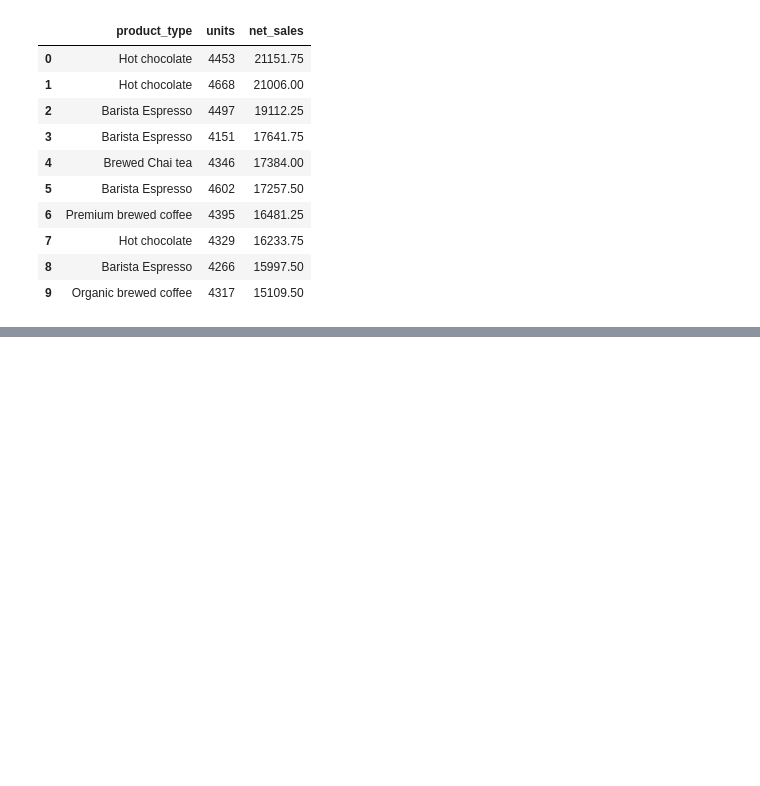
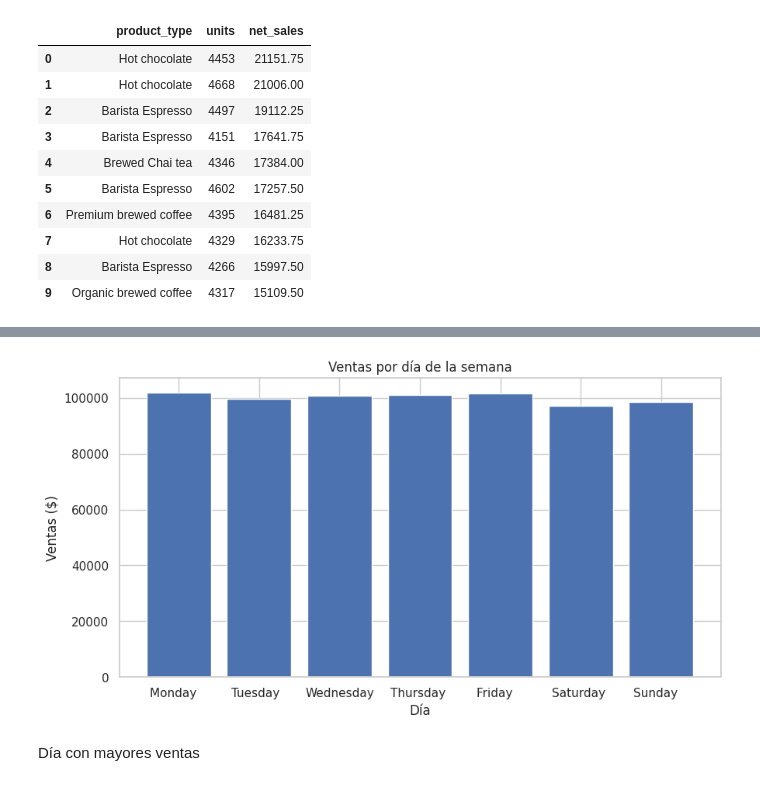
Before and after one commit to EliasHernandezBar/Proyecto-Final, a Jupyter notebook: Proyecto_Integrador.ipynb, the cells around one changed output, grey strips where cells are left out. Saved outputs shown, nothing was run; the diff lists cells and outputs as text; code cells hidden in the pictures; blank space fills up the shorter version.

```diff
--- a/Proyecto_Integrador.ipynb
+++ b/Proyecto_Integrador.ipynb
@@ -1355,0 +1489,16 @@ plt.show()
+# %%
+query = """
+SELECT
+    EXTRACT(ISODOW FROM transaction_date) AS weekday,
+    TO_CHAR(transaction_date, 'Day') AS weekday_name,
+    COUNT(DISTINCT transaction_id) AS orders,
+    SUM(transaction_qty) AS units,
+    SUM(total_amount) AS net_sales
+FROM analitica.v_fact_sales_enriched
+GROUP BY weekday, weekday_name
+ORDER BY weekday
+"""
+
+df_weekday = pd.read_sql(query, engine)
+
+df_weekday
@@ -1355,0 +1514,21 @@ plt.show()
+# %%
+#Ventas por día de la semana
+
+import matplotlib.pyplot as plt
+
+plt.figure(figsize=(10,5))
+
+plt.bar(
+    df_weekday["weekday_name"],
+    df_weekday["net_sales"]
+)
+
+plt.title("Ventas por día de la semana")
+plt.xlabel("Día")
+plt.ylabel("Ventas ($)")
+
+plt.show()
+# %% [output]
+[figure, added]
+# %% [markdown]
+Día con mayores ventas
```
Also changed, not shown: parts of 92 cells of this notebook.
